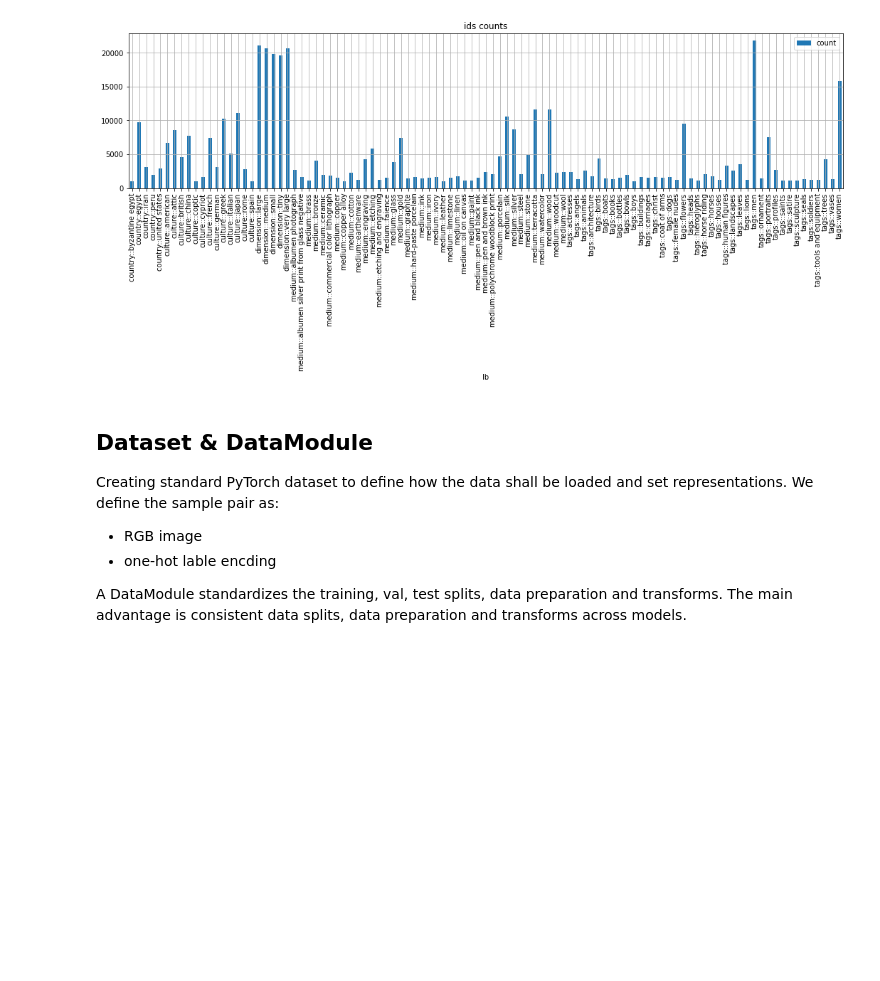
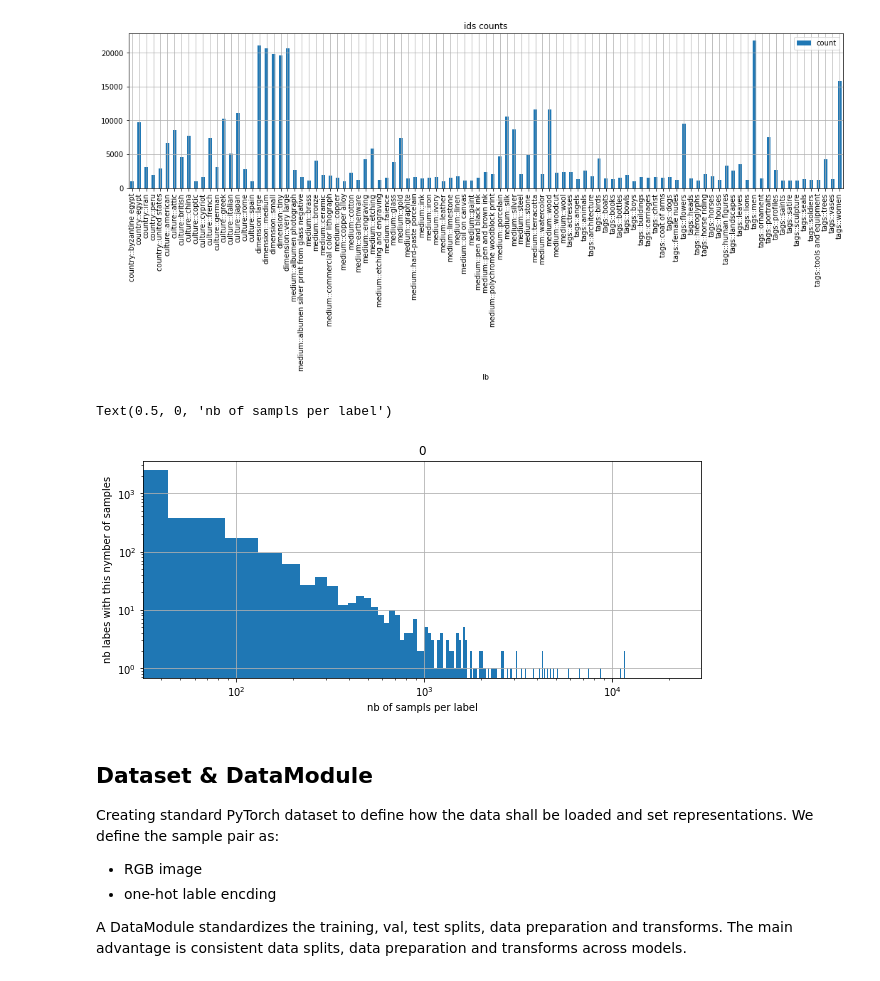
Before and after one commit to Borda/kaggle_image-classify, a Jupyter notebook: notebooks/iMet-with-Lightning.ipynb, the cells around one changed output. Saved outputs shown, nothing was run; the diff lists cells and outputs as text; code cells hidden in the pictures; blank space fills up the shorter version.

```diff
--- a/notebooks/iMet-with-Lightning.ipynb
+++ b/notebooks/iMet-with-Lightning.ipynb
@@ -150,6 +156,16 @@ ax = df_hist.plot(kind="bar", grid=True, title="ids counts", figsize=(18, 4))
 # print(lb_hist)
 # %% [output]
 [figure]
+# %%
+labels_counts = np.bincount(labels_all)
+[[ax]] = pd.DataFrame(labels_counts).hist(bins=500, figsize=(10, 4))
+ax.set_yscale('log')
+ax.set_xscale('log')
+ax.set_ylabel('nb labes with this nymber of samples')
+ax.set_xlabel('nb of sampls per label')
+# %% [output]
+Text(0.5, 0, 'nb of sampls per label')
+[figure, added]
 # %% [markdown]
 ## Dataset & DataModule
 
```
Also changed, not shown: parts of 12 cells of this notebook, 1 other file.
